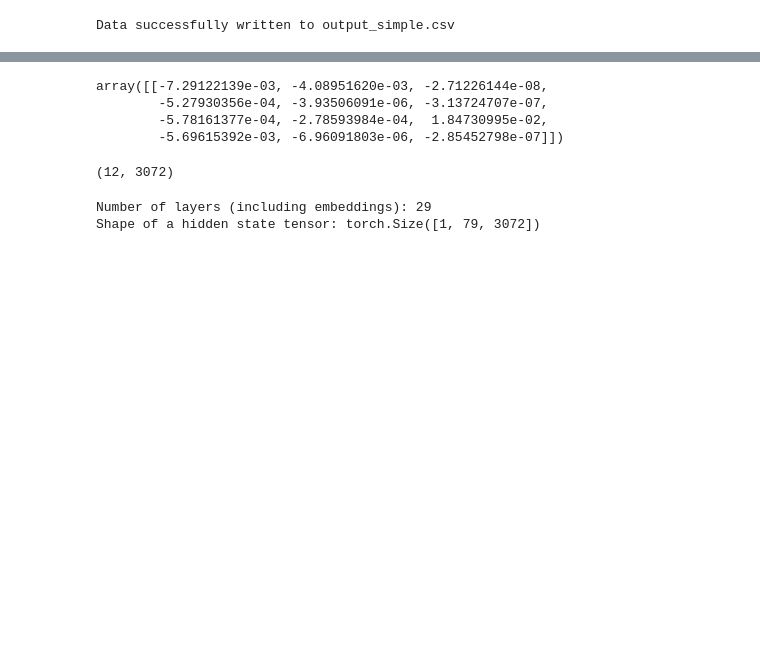
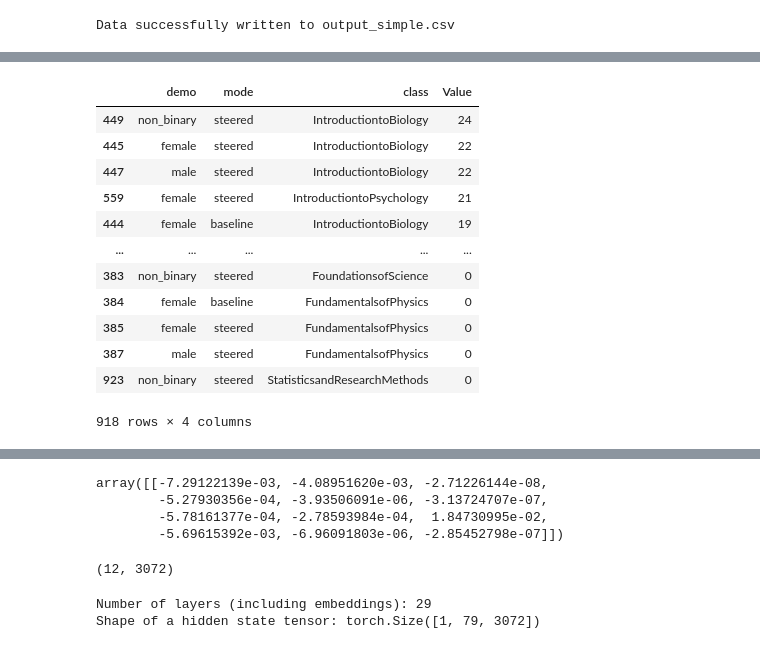
Before and after one commit to jessmka/probing_classifiers, a Jupyter notebook: probes.ipynb, the cells around one changed output, grey strips where cells are left out. Drawn from its saved outputs; the diff is of its cells as text; code cells hidden in the pictures; blank space fills up the shorter version.

```diff
--- a/probes.ipynb
+++ b/probes.ipynb
@@ -529,0 +586,24 @@ Data successfully written to output_simple.csv
+# %%
+import pandas as pd
+
+rows = []
+for d in steered_list:
+    for mode in ["baseline_parsed", "steered_parsed"]:
+            # print(d[mode])
+            rows.append({
+                "demo": d.get("demo"),
+                "mode": mode.replace("_parsed", ""),
+                "classes": d[mode]
+            })
+
+df = pd.DataFrame(rows)
+
+# Explode the list of classes into rows
+df = df.explode("classes")
+
+# One-hot encode the class names
+df_onehot = pd.get_dummies(df["classes"])
+
+df_final = pd.concat([df[["demo", "mode"]], df_onehot], axis=1)
+
+df_summary = df_final.groupby(["demo", "mode"], as_index=False).sum()
@@ -529,0 +667,16 @@ Data successfully written to output_simple.csv
+# %%
+df_long[df_long['class']!="Classes"].sort_values(by='Value', ascending=False)
+# %% [output]
+|  | demo | mode | class | Value |
+| 449 | non_binary | steered | IntroductiontoBiology | 24 |
+| 445 | female | steered | IntroductiontoBiology | 22 |
+| 447 | male | steered | IntroductiontoBiology | 22 |
+| 559 | female | steered | IntroductiontoPsychology | 21 |
+| 444 | female | baseline | IntroductiontoBiology | 19 |
+| ... | ... | ... | ... | ... |
+| 383 | non_binary | steered | FoundationsofScience | 0 |
+| 384 | female | baseline | FundamentalsofPhysics | 0 |
+| 385 | female | steered | FundamentalsofPhysics | 0 |
+| 387 | male | steered | FundamentalsofPhysics | 0 |
+| 923 | non_binary | steered | StatisticsandResearchMethods | 0 |
+918 rows × 4 columns
```
Also changed, not shown: parts of 23 cells of this notebook, 2 other files.
